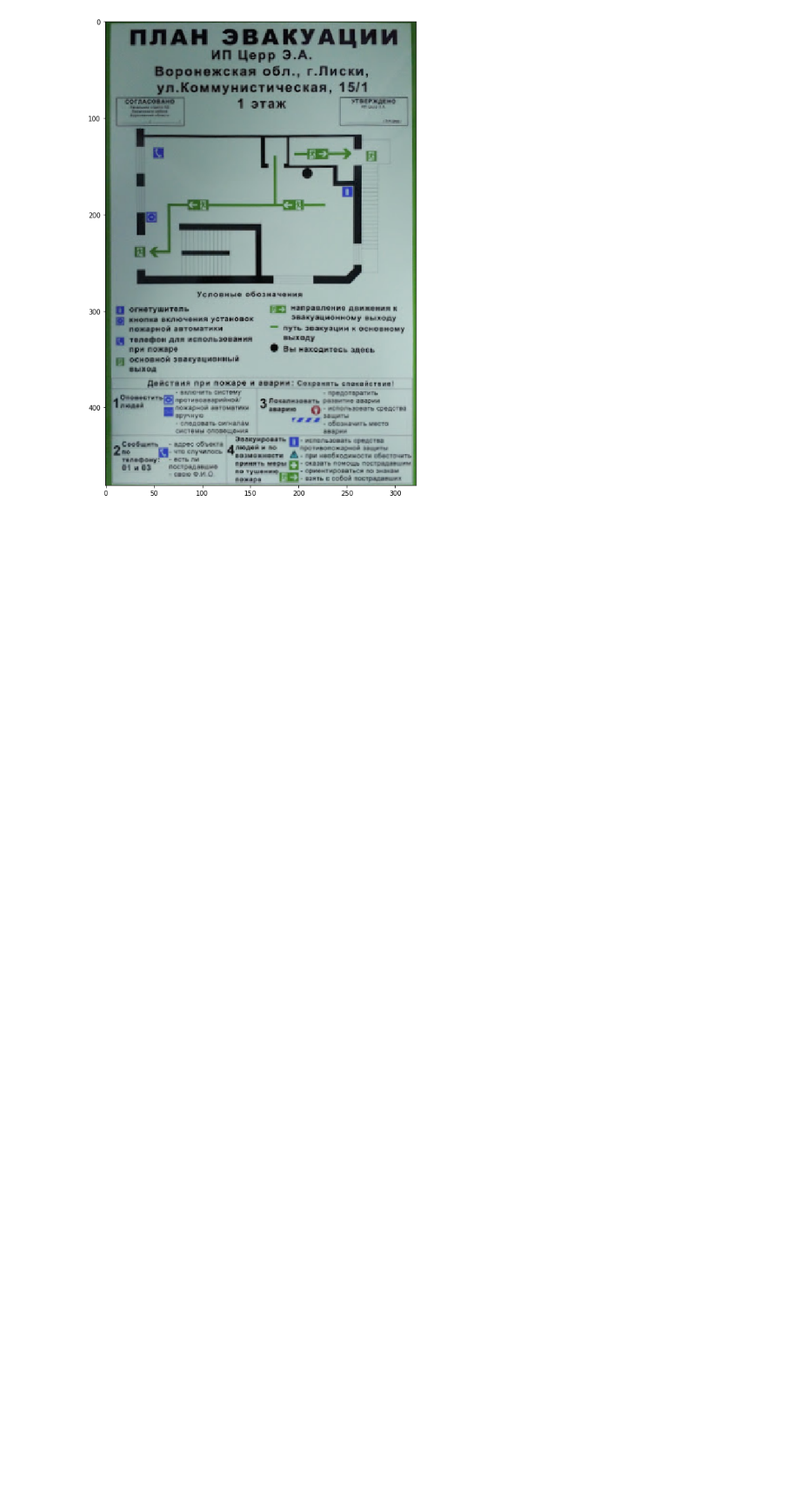
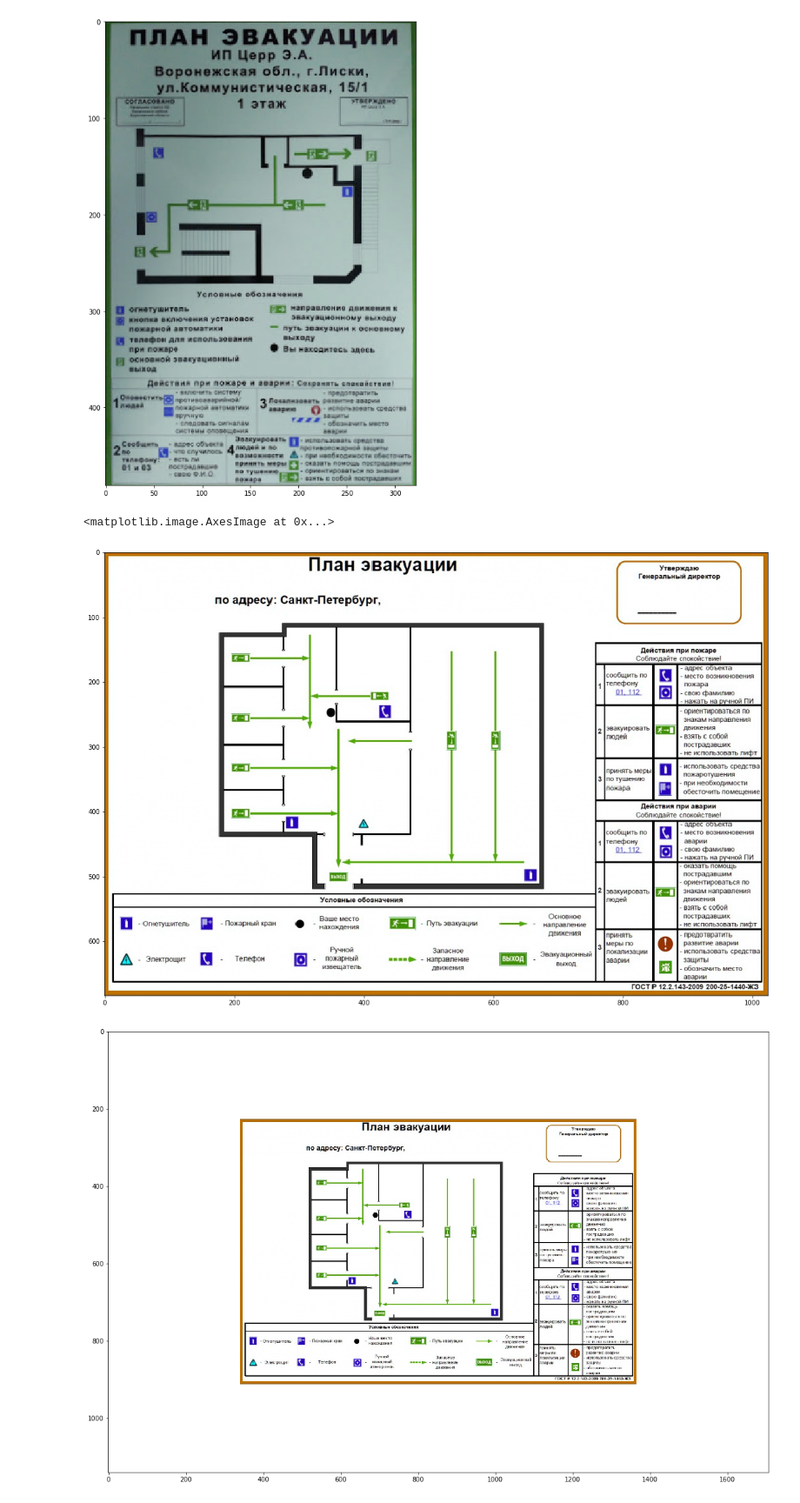
Before and after one commit to AlexeyBursikov/Map_reading, a Jupyter notebook: rectification.ipynb, the cells around one changed output. Shown at 87% size. Drawn from its saved outputs; the diff is of its cells as text; code cells hidden in the pictures; blank space fills up the shorter version.

```diff
--- a/rectification.ipynb
+++ b/rectification.ipynb
@@ -246,8 +248,9 @@ def get_quad(img, log_img):
     center = (int(w/2), int(h/2))
     #
     zone = img[:center[0],:]
-#     plt.figure(figsize=(19.4, 12.9))
-#     plt.imshow(zone)
+    if (with_log):
+        plt.figure(figsize=(19.4, 12.9))
+        plt.imshow(zone)
 
     lines = cv2.HoughLines(zone , 1, np.pi/360, int(w / 3))
     if lines is None:
@@ -258,8 +261,9 @@ def get_quad(img, log_img):
     line0 = Hough2CVLine(lines[0])
     #
     zone = img[center[0]:,]
-#     plt.figure(figsize=(19.4, 12.9))
-#     plt.imshow(zone)
+    if (with_log):
+        plt.figure(figsize=(19.4, 12.9))
+        plt.imshow(zone)
 
     lines = cv2.HoughLines(zone , 1, np.pi/360, int(w / 3))
     if lines is None:
@@ -273,8 +277,9 @@ def get_quad(img, log_img):
     line2 = Line(p1, p2)
     #
     zone = img[:,:center[1]]
-#     plt.figure(figsize=(19.4, 12.9))
-#     plt.imshow(zone)
+    if (with_log):
+        plt.figure(figsize=(19.4, 12.9))
+        plt.imshow(zone)
 
     lines = cv2.HoughLines(zone , 1, np.pi/360, int(h / 3))
     if lines is None:
@@ -285,8 +290,9 @@ def get_quad(img, log_img):
     line1 = Hough2CVLine(lines[0])
     #
     zone = img[:,center[1]:]
-#     plt.figure(figsize=(19.4, 12.9))
-#     plt.imshow(zone)
+    if (with_log):
+        plt.figure(figsize=(19.4, 12.9))
+        plt.imshow(zone)
 
     lines = cv2.HoughLines(zone , 1, np.pi/360, int(h / 3))
     if lines is None:
@@ -481,0 +553,28 @@ plt.imshow(warped)
+# %%
+img = cv2.imread('IMG/12.PNG')
+plt.figure(figsize=(19.4, 12.9))
+plt.imshow(img)
+
+padX = int(img.shape[1] / 3)
+padY = int(img.shape[0] / 3)
+#углы поворота в радианах
+rx, ry, rz = (0.2, 0.2, 0.2)
+
+tmp = cv2.copyMakeBorder(img, padY, padY, padX, padX, cv2.BORDER_CONSTANT, value=(255, 255, 255))
+plt.figure(figsize=(19.4, 12.9))
+plt.imshow(tmp)
+
+w = tmp.shape[0]
+h = tmp.shape[1]
+tr = generateTransform((h, w), rx, ry, rz)
+tmp = cv2.warpPerspective(tmp, tr, (h, w), borderMode=cv2.BORDER_CONSTANT, borderValue=(255, 255, 255))
+plt.figure(figsize=(19.4, 12.9))
+plt.imshow(tmp)
+
+warped = get_map_zone(tmp)
+plt.figure(figsize=(19.4, 12.9))
+plt.imshow(warped)
+# %% [output]
+<matplotlib.image.AxesImage at 0x...>
+[figure, added]
+[figure, added]
```
Also changed, not shown: parts of 5 cells of this notebook.
